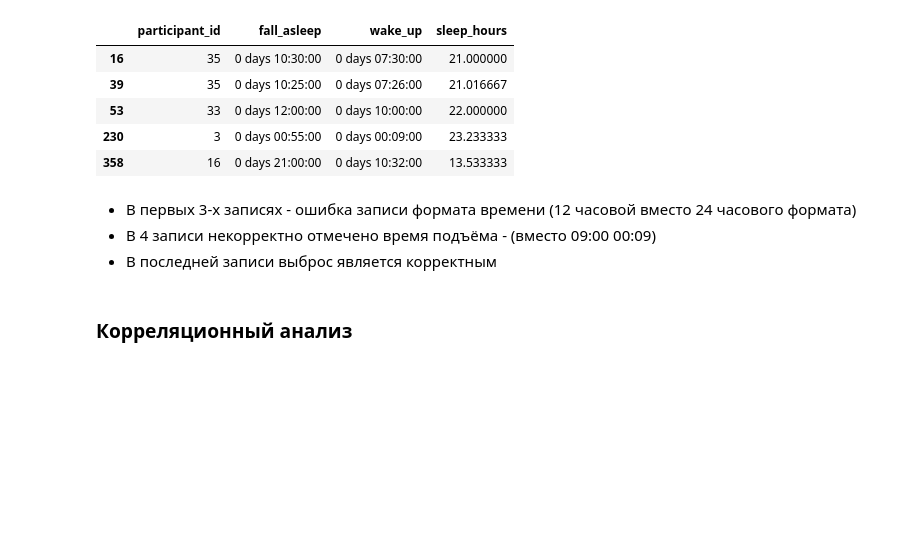
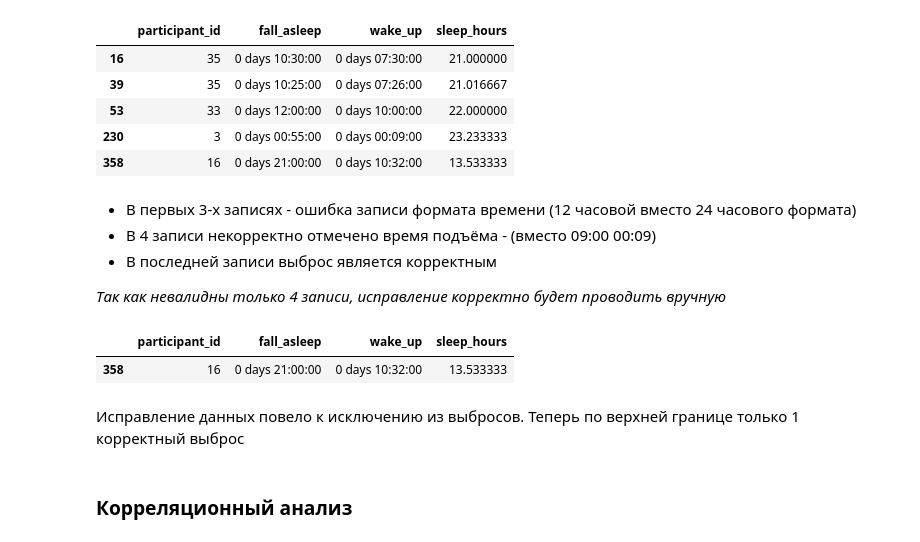
Before and after one commit to EnemyOfDeath7/dream-project, a Jupyter notebook: dream.ipynb, the cells around one changed output. Saved outputs shown, nothing was run; the diff lists cells and outputs as text; code cells hidden in the pictures; blank space fills up the shorter version.

Commit message:
v4: Project description updates, 'nick' column removed, modification to the outlier handling logic.

```diff
--- a/dream.ipynb
+++ b/dream.ipynb
@@ -321,6 +332,8 @@ print(f"Количество уникальных участников: {df["nic
 # %%
 # Установим для каждого пользователя уникальный participant_id
 df["participant_id"] = df.groupby(by=["nick"])["nick"].transform("ngroup") + 1
+
+df = df.drop("nick", axis=1)
 # %%
 person_day = df.groupby(by=["participant_id"]).size().reset_index(name='count')
 person_day
@@ -576,13 +589,12 @@ df[df["sleep_hours"] > emission_limit][["participant_id", "fall_asleep", "wake_u
 - В первых 3-х записях - ошибка записи формата времени (12 часовой вместо 24 часового формата)
 - В 4 записи некорректно отмечено время подъёма - (вместо 09:00 00:09)
 - В последней записи выброс является корректным
+
+*Так как невалидны только 4 записи, исправление корректно будет проводить вручную*
 # %%
 # Исправление первых 3-х наблюдений
-hour = df["fall_asleep"].dt.components["hours"]
-mask = (hour >= 6) & (hour < 14) & (df["daytime_sleep"] == 0)
+df.loc[[16, 39], "fall_asleep"] += pd.Timedelta(hours=12)
 
-df.loc[mask, "fall_asleep"] += pd.Timedelta(hours=12)
-
-df.loc[hour == 12, "fall_asleep"] -= pd.Timedelta(hours=12)
+df.loc[53, "fall_asleep"] -= pd.Timedelta(hours=12)
 # %%
 # Исправление 4 наблюдения
@@ -590,6 +601,14 @@ idx_type = [91]
 df.loc[230, "wake_up"] = pd.to_timedelta("09:00:00")
 # %%
 df = calc_sleep_hours(df)
+
+#Проверка
+df[df["sleep_hours"] > emission_limit][["participant_id", "fall_asleep", "wake_up", "sleep_hours"]]
+# %% [output]
+|  | participant_id | fall_asleep | wake_up | sleep_hours |
+| 358 | 16 | 0 days 21:00:00 | 0 days 10:32:00 | 13.533333 |
+# %% [markdown]
+Исправление данных повело к исключению из выбросов. Теперь по верхней границе только 1 корректный выброс
 # %% [markdown]
 ### Корреляционный анализ
 # %%
```
Also changed, not shown: parts of 8 cells of this notebook.
